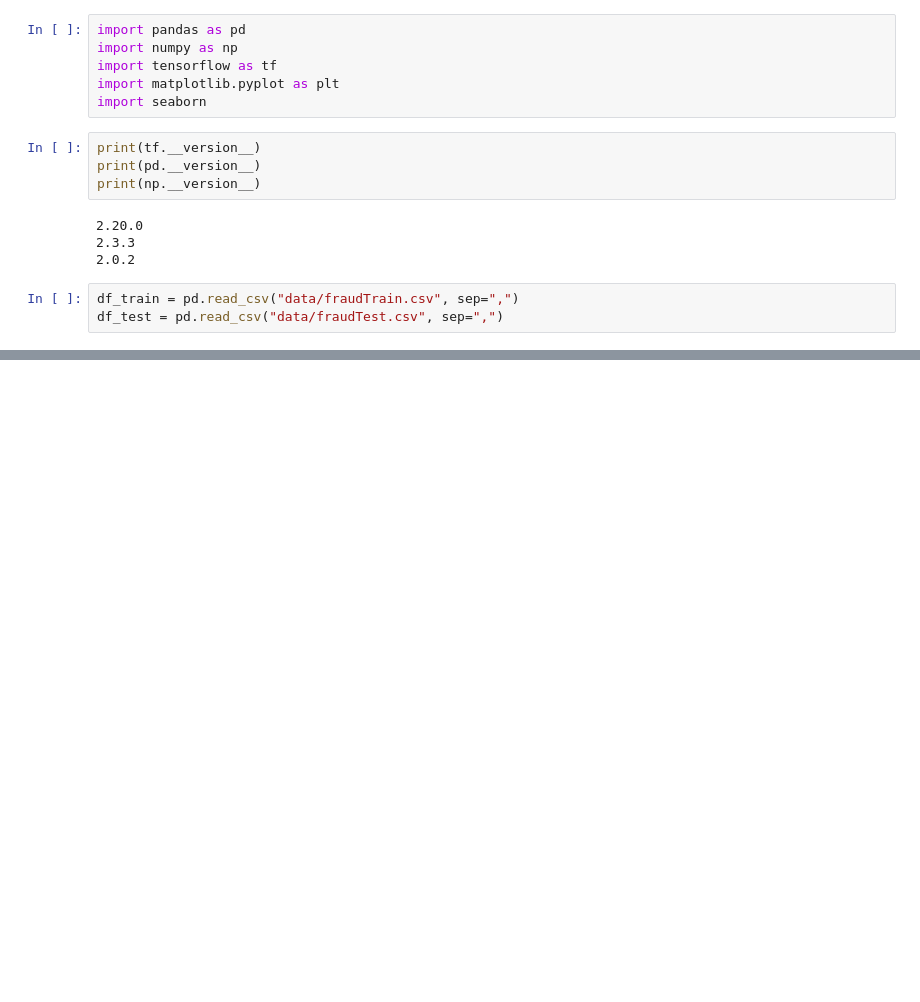
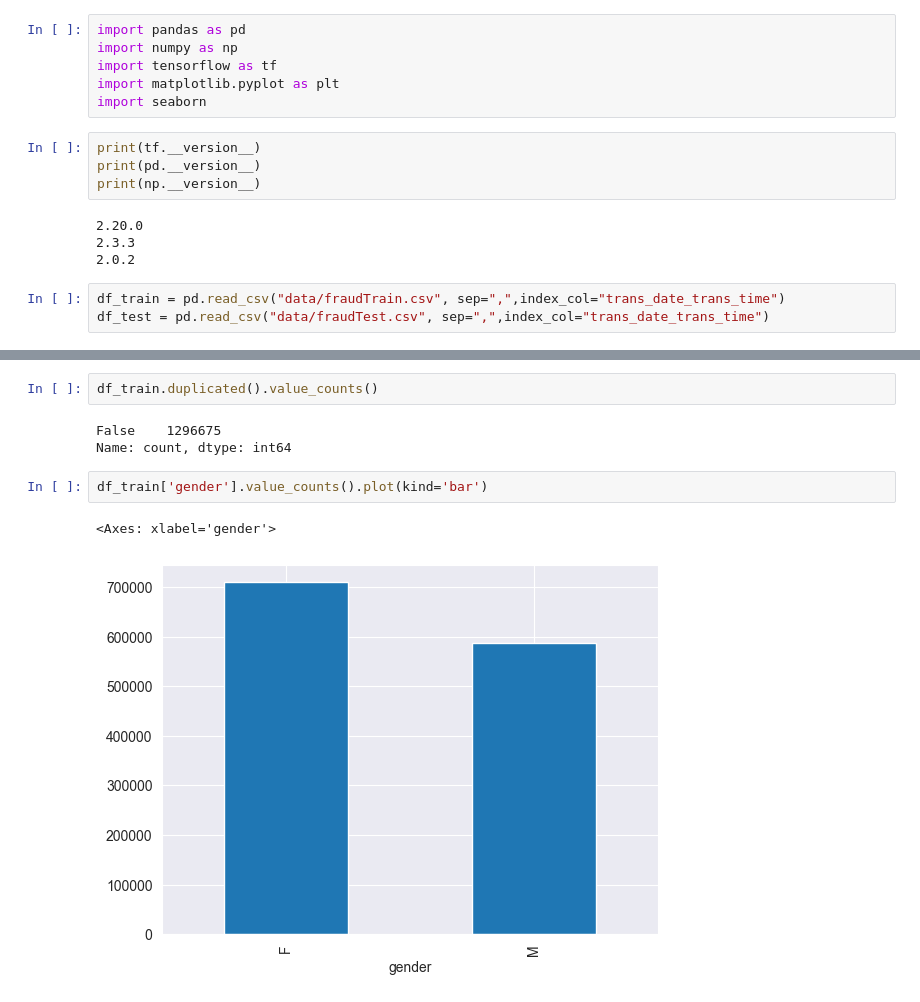
Before and after one commit to S13v3n-2/projet-detection-fraude, a Jupyter notebook: data-science.ipynb, the cells around one changed output, grey strips where cells are left out. Cells and saved outputs as stored; diff of their text form; blank space fills up the shorter version.

```diff
--- a/data-science.ipynb
+++ b/data-science.ipynb
@@ -13,5 +13,5 @@ print(np.__version__)
 2.3.3
 2.0.2
 # %%
-df_train = pd.read_csv("data/fraudTrain.csv", sep=",")
-df_test = pd.read_csv("data/fraudTest.csv", sep=",")
+df_train = pd.read_csv("data/fraudTrain.csv", sep=",",index_col="trans_date_trans_time")
+df_test = pd.read_csv("data/fraudTest.csv", sep=",",index_col="trans_date_trans_time")
@@ -27,0 +41,10 @@ None
+# %%
+df_train.duplicated().value_counts()
+# %% [output]
+False    1296675
+Name: count, dtype: int64
+# %%
+df_train['gender'].value_counts().plot(kind='bar')
+# %% [output]
+<Axes: xlabel='gender'>
+[figure, added]
```
Also changed, not shown: parts of 5 cells of this notebook.
